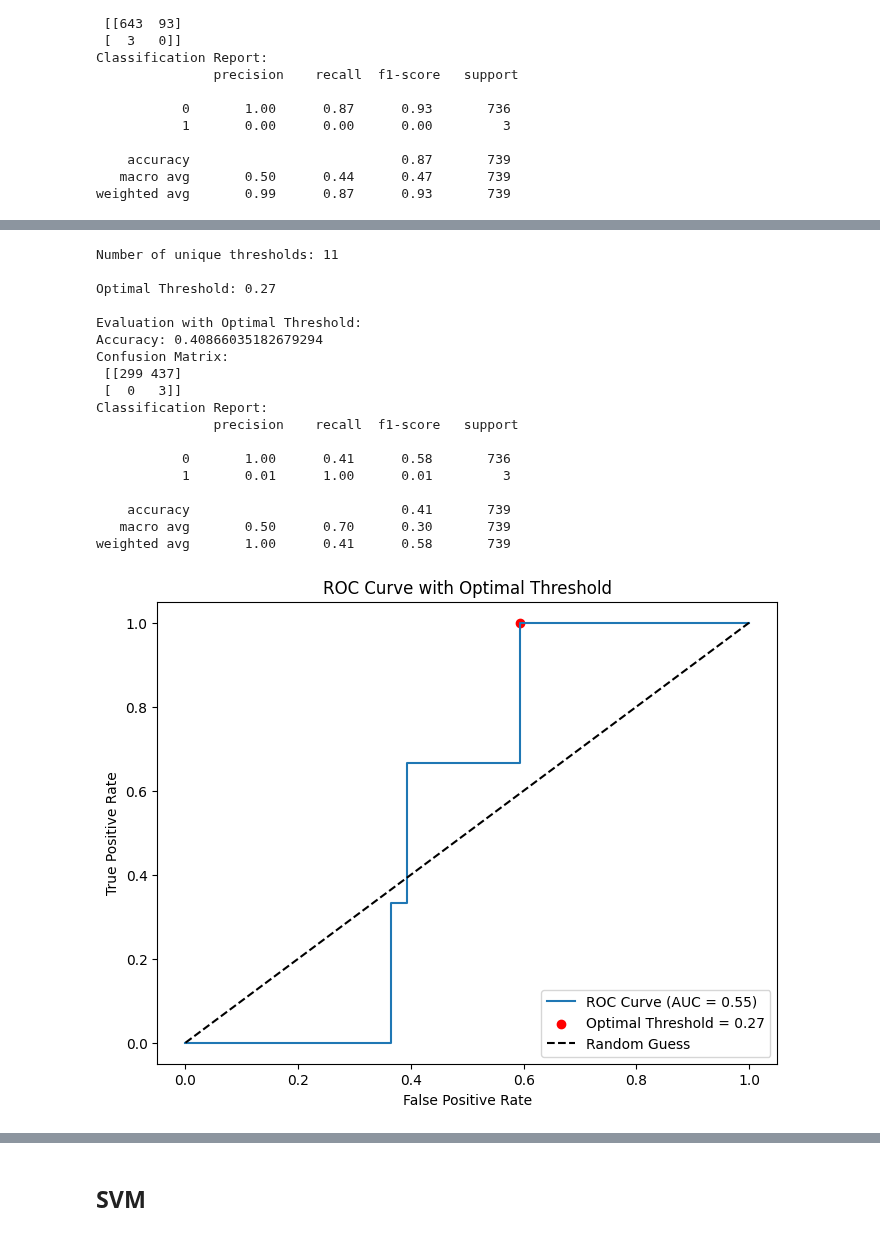
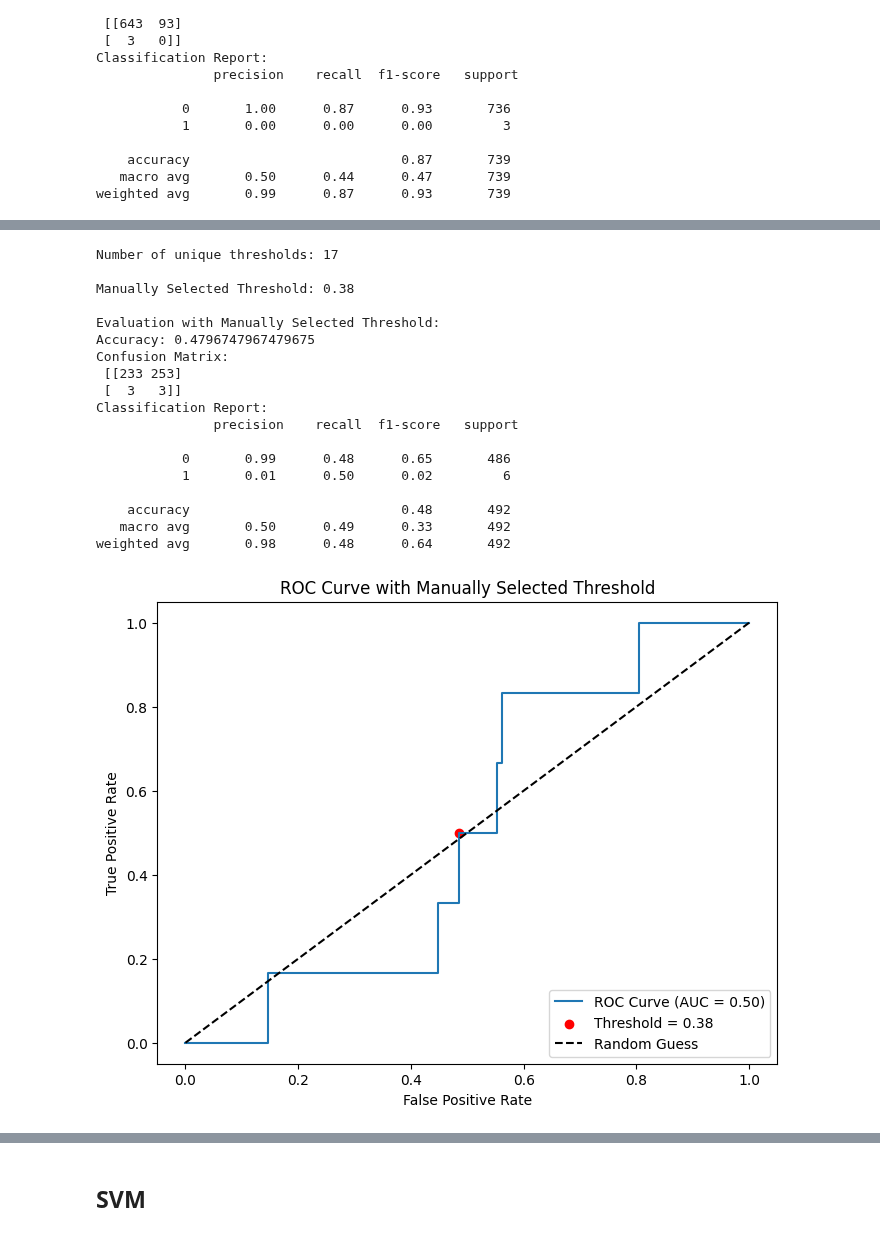
Before and after one commit to Tommy-Las/WatfordFC, a Jupyter notebook: ML_Model.ipynb, the cells around one changed output, grey strips where cells are left out. Cells and saved outputs as stored; diff of their text form; code cells hidden in the pictures.

```diff
--- a/ML_Model.ipynb
+++ b/ML_Model.ipynb
@@ -29,7 +29,8 @@ from sklearn.svm import SVC
 from imblearn.combine import SMOTEENN
 from sklearn.linear_model import LogisticRegression
 # %%
-file_path = 'data/cleaned_data_no_injured.xlsx'
+# file_path = 'data/cleaned_data_no_injured.xlsx'
+file_path = 'data/cleaned_data_no_injured_3.xlsx'
 # Load the CSV into a DataFrame
 df = pd.read_excel(file_path)
 
@@ -323,7 +325,7 @@ y_train_pred = logistic_model.predict(X_train_scaled)
 y_test_pred = logistic_model.predict(X_test_scaled)
 
 # Probabilities
-y_test_prob = logistic_model.predict_proba(X_test_scaled)[:, 1]  # Probabilities for the positive class
+y_test_probs = logistic_model.predict_proba(X_test_scaled)[:, 1]  # Probabilities for the positive class
 
 # Training evaluation
 print("Training Set Evaluation:")
@@ -357,55 +400,58 @@ weighted avg       0.99      0.71      0.83       739
 # %%
-# ROC curve and optimal threshold
-fpr, tpr, thresholds = roc_curve(y_test, y_test_prob)
+# Calculate ROC curve and AUC
+fpr, tpr, thresholds = roc_curve(y_test, y_test_probs)
 roc_auc = auc(fpr, tpr)
 
-# Check unique thresholds
+# Print the number of unique thresholds
 print(f"Number of unique thresholds: {len(thresholds)}")
 
-# Find the optimal threshold
-optimal_idx = (tpr - fpr).argmax()
-optimal_threshold = thresholds[optimal_idx]
-print(f"\nOptimal Threshold: {optimal_threshold:.2f}")
+# Manually select the threshold
+manual_threshold = 0.38  # Manually chosen threshold
+print(f"\nManually Selected Threshold: {manual_threshold:.2f}")
 
-# Apply the optimal threshold
-y_test_pred_optimal = (y_test_prob >= optimal_threshold).astype(int)
+# Apply the manually selected threshold
+y_test_pred_manual = (y_test_probs >= manual_threshold).astype(int)
 
-# Evaluate with the optimal threshold
-print("\nEvaluation with Optimal Threshold:")
-print("Accuracy:", accuracy_score(y_test, y_test_pred_optimal))
-print("Confusion Matrix:\n", confusion_matrix(y_test, y_test_pred_optimal))
-print("Classification Report:\n", classification_report(y_test, y_test_pred_optimal))
+# Evaluate the model with the manually selected threshold
+print("\nEvaluation with Manually Selected Threshold:")
+print("Accuracy:", accuracy_score(y_test, y_test_pred_manual))
+print("Confusion Matrix:\n", confusion_matrix(y_test, y_test_pred_manual))
+print("Classification Report:\n", classification_report(y_test, y_test_pred_manual))
 
-# Plot the ROC curve with the optimal threshold
+# Find the index of the manually selected threshold in the ROC data
+# Using `thresholds` from the ROC calculation
+manual_idx = np.argmin(np.abs(thresholds - manual_threshold))
+
+# Plot the ROC curve and mark the manually selected threshold
 plt.figure(figsize=(8, 6))
 plt.plot(fpr, tpr, label=f"ROC Curve (AUC = {roc_auc:.2f})")
-plt.scatter(fpr[optimal_idx], tpr[optimal_idx], color="red", label=f"Optimal Threshold = {optimal_threshold:.2f}")
+plt.scatter(fpr[manual_idx], tpr[manual_idx], color="red", label=f"Threshold = {manual_threshold:.2f}")
 plt.plot([0, 1], [0, 1], "k--", label="Random Guess")
 plt.xlabel("False Positive Rate")
 plt.ylabel("True Positive Rate")
-plt.title("ROC Curve with Optimal Threshold")
+plt.title("ROC Curve with Manually Selected Threshold")
 plt.legend(loc="lower right")
 plt.show()
 # %% [output]
-Number of unique thresholds: 11
+Number of unique thresholds: 17
 
-Optimal Threshold: 0.27
+Manually Selected Threshold: 0.38
 
-Evaluation with Optimal Threshold:
-Accuracy: 0.40866035182679294
+Evaluation with Manually Selected Threshold:
+Accuracy: 0.4796747967479675
 Confusion Matrix:
- [[299 437]
- [  0   3]]
+ [[233 253]
+ [  3   3]]
 Classification Report:
                precision    recall  f1-score   support
 
-           0       1.00      0.41      0.58       736
-           1       0.01      1.00      0.01         3
+           0       0.99      0.48      0.65       486
+           1       0.01      0.50      0.02         6
 
-    accuracy                           0.41       739
-   macro avg       0.50      0.70      0.30       739
-weighted avg       1.00      0.41      0.58       739
+    accuracy                           0.48       492
+   macro avg       0.50      0.49      0.33       492
+weighted avg       0.98      0.48      0.64       492
-[figure, old version]
+[figure, new version]
 # %%
 plt.hist(y_test_prob, bins=20, alpha=0.7)
 plt.title("Distribution of Predicted Probabilities")
```
Also changed, not shown: parts of 14 cells of this notebook, 2 other files.
